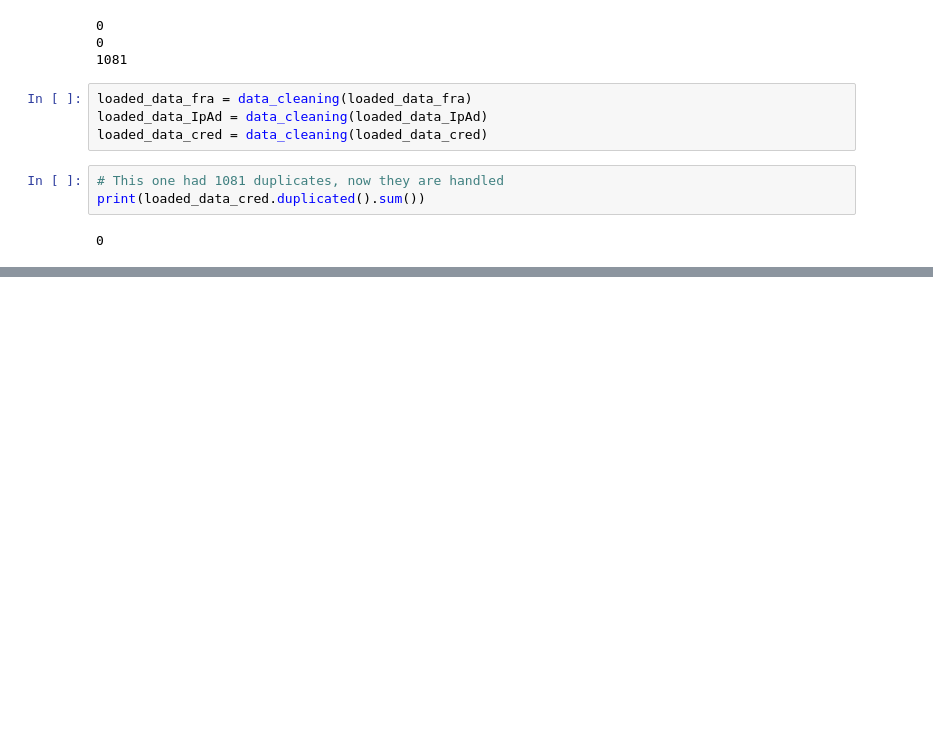
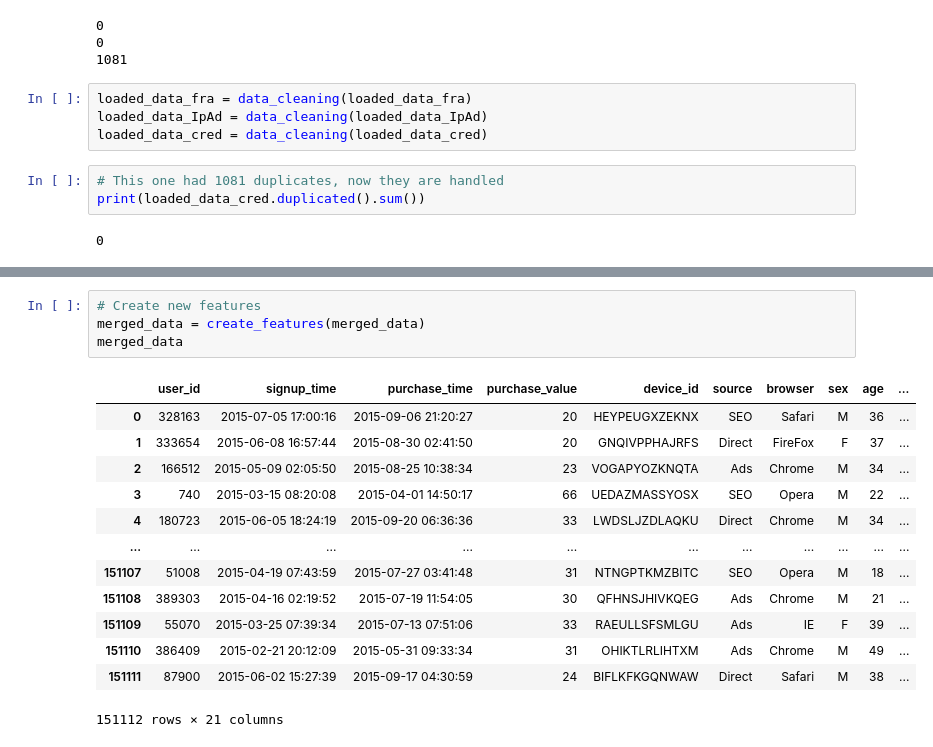
Before and after one commit to Natnahom/kaim-week-8_and_9, a Jupyter notebook: notebooks/analysis1.ipynb, the cells around one changed output, grey strips where cells are left out. Cells and saved outputs as stored; diff of their text form; blank space fills up the shorter version.

```diff
--- a/notebooks/analysis1.ipynb
+++ b/notebooks/analysis1.ipynb
@@ -114,0 +151,18 @@ AttributeError: 'float' object has no attribute 'split'
+# %%
+# Create new features
+merged_data = create_features(merged_data)
+merged_data
+# %% [output]
+|  | user_id | signup_time | purchase_time | purchase_value | device_id | source | browser | sex | age | ... |
+| 0 | 328163 | 2015-07-05 17:00:16 | 2015-09-06 21:20:27 | 20 | HEYPEUGXZEKNX | SEO | Safari | M | 36 | ... |
+| 1 | 333654 | 2015-06-08 16:57:44 | 2015-08-30 02:41:50 | 20 | GNQIVPPHAJRFS | Direct | FireFox | F | 37 | ... |
+| 2 | 166512 | 2015-05-09 02:05:50 | 2015-08-25 10:38:34 | 23 | VOGAPYOZKNQTA | Ads | Chrome | M | 34 | ... |
+| 3 | 740 | 2015-03-15 08:20:08 | 2015-04-01 14:50:17 | 66 | UEDAZMASSYOSX | SEO | Opera | M | 22 | ... |
+| 4 | 180723 | 2015-06-05 18:24:19 | 2015-09-20 06:36:36 | 33 | LWDSLJZDLAQKU | Direct | Chrome | M | 34 | ... |
+| ... | ... | ... | ... | ... | ... | ... | ... | ... | ... | ... |
+| 151107 | 51008 | 2015-04-19 07:43:59 | 2015-07-27 03:41:48 | 31 | NTNGPTKMZBITC | SEO | Opera | M | 18 | ... |
+| 151108 | 389303 | 2015-04-16 02:19:52 | 2015-07-19 11:54:05 | 30 | QFHNSJHIVKQEG | Ads | Chrome | M | 21 | ... |
+| 151109 | 55070 | 2015-03-25 07:39:34 | 2015-07-13 07:51:06 | 33 | RAEULLSFSMLGU | Ads | IE | F | 39 | ... |
+| 151110 | 386409 | 2015-02-21 20:12:09 | 2015-05-31 09:33:34 | 31 | OHIKTLRLIHTXM | Ads | Chrome | M | 49 | ... |
+| 151111 | 87900 | 2015-06-02 15:27:39 | 2015-09-17 04:30:59 | 24 | BIFLKFKGQNWAW | Direct | Safari | M | 38 | ... |
+151112 rows × 21 columns
```
Also changed, not shown: parts of 8 cells of this notebook, 3 other files.
